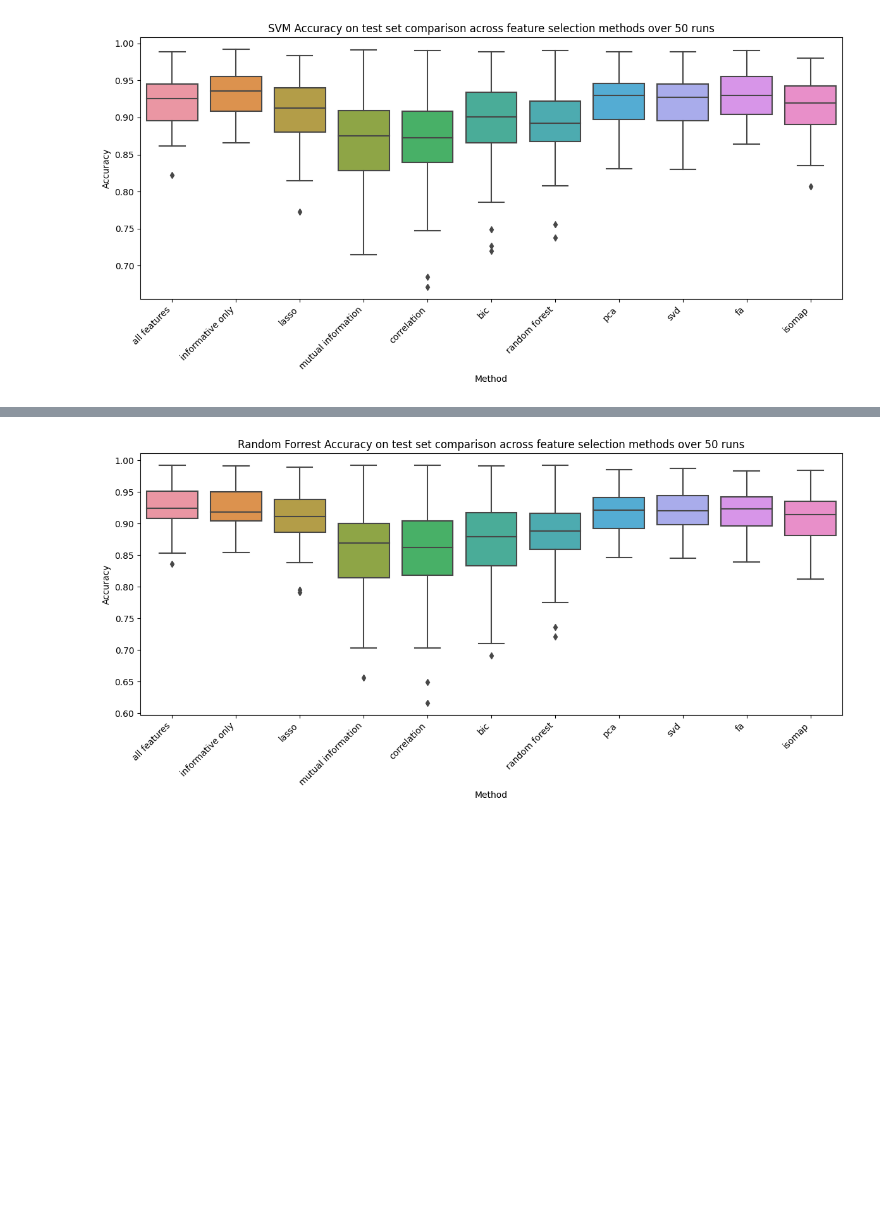
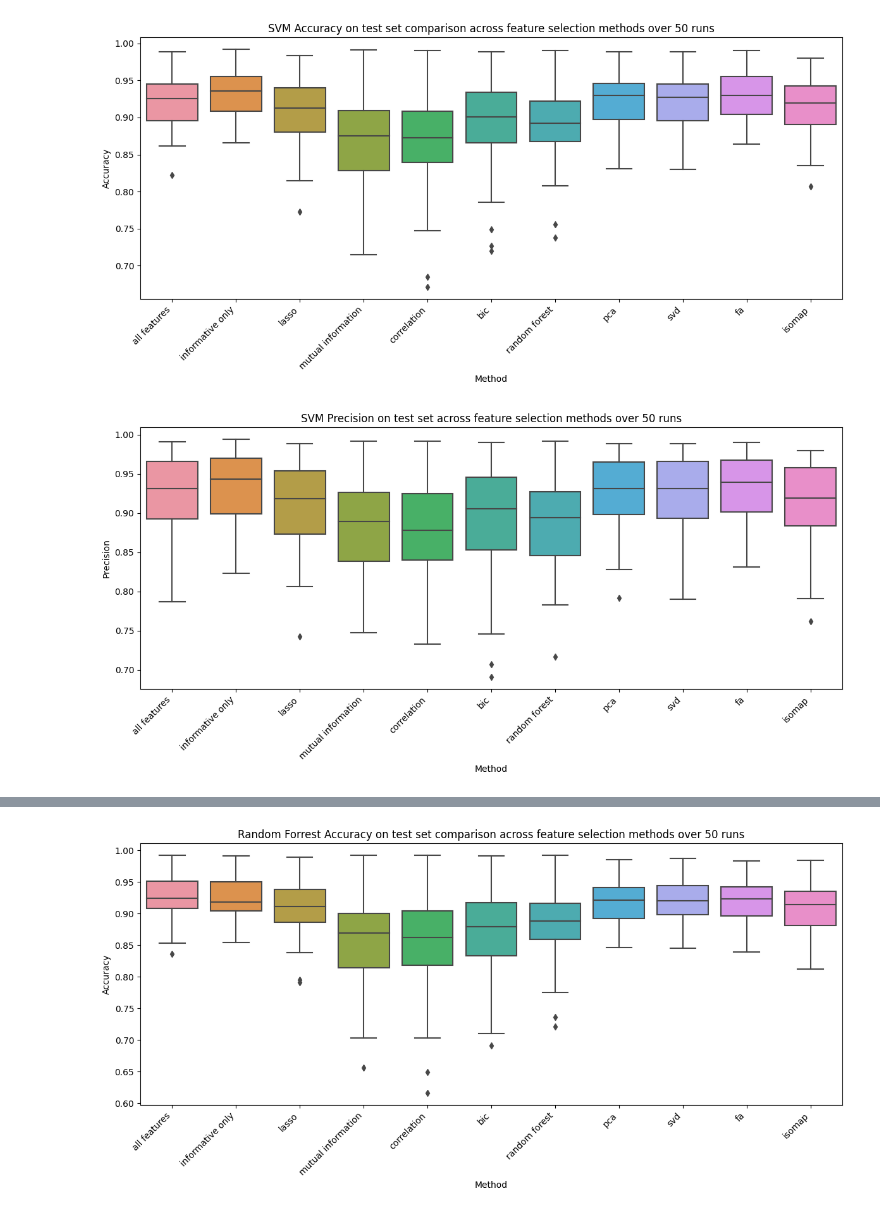
Before and after one commit to nizwant/dev_project, a Jupyter notebook: notebook/04_test_models.ipynb, the cells around one changed output, grey strips where cells are left out. Saved outputs shown, nothing was run; the diff lists cells and outputs as text; code cells hidden in the pictures; blank space fills up the shorter version.

Commit message:
feat: create all final plots

```diff
--- a/notebook/04_test_models.ipynb
+++ b/notebook/04_test_models.ipynb
@@ -219,3 +219,20 @@ plt.tight_layout()
 plt.show()
 # %% [output]
 [figure]
+# %%
+df_precision = pd.DataFrame(
+    [
+        {"Method": k, "Precision": val}
+        for k, values in svm_precision.items()
+        for val in values
+    ]
+)
+
+plt.figure(figsize=(12, 6))
+sns.boxplot(data=df_precision, x="Method", y="Precision")
+plt.xticks(rotation=45, ha="right")
+plt.title("SVM Precision on test set across feature selection methods over 50 runs")
+plt.tight_layout()
+plt.show()
+# %% [output]
+[figure, added]
```
Also changed, not shown: parts of 5 cells of this notebook.
